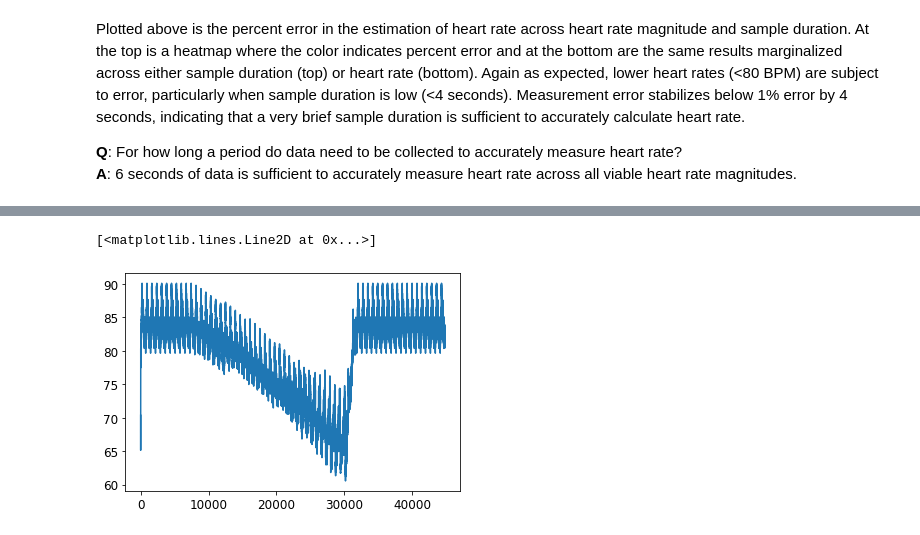
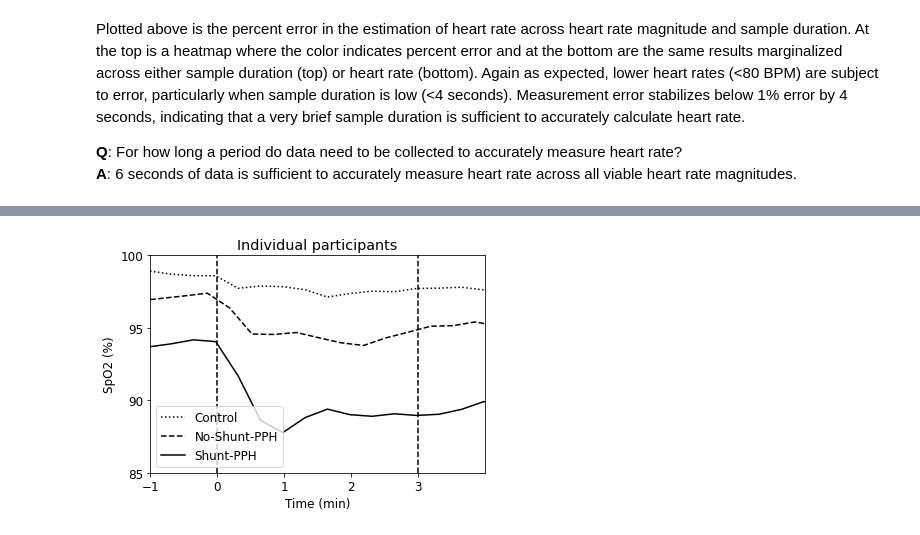
Before and after one commit to aarusso/OxiWear, a Jupyter notebook: demo.ipynb, the cells around one changed output, grey strips where cells are left out. Cells and saved outputs as stored; diff of their text form; code cells hidden in the pictures.

```diff
--- a/demo.ipynb
+++ b/demo.ipynb
@@ -261,8 +150,44 @@ plot_kernel(params, sampling_rate)
-# %%
-
-
-
-plt.plot(data_synth['spo2'])
-# %% [output]
-[<matplotlib.lines.Line2D at 0x...>]
-[figure, removed]
+# %%
+
+# plot 2: individual patients
+
+#  control individual
+params_ctrl_indi = dict()
+params_ctrl_indi['baseline_spo2'] = 98.5
+params_ctrl_indi['drop_time_sec'] = 10
+params_ctrl_indi['recover_time_sec'] = 20*60
+params_ctrl_indi['drop_frac'] = 0.95
+
+#  no-shunt-PPH
+params_pph_noshunt_indi = dict()
+params_pph_noshunt_indi['baseline_spo2'] = 97
+params_pph_noshunt_indi['drop_time_sec'] = 30
+params_pph_noshunt_indi['recover_time_sec'] = 20*60
+params_pph_noshunt_indi['drop_frac'] = 0.90
+
+#  shunt PPH case individual
+params_pph_indi = dict()
+params_pph_indi['baseline_spo2'] = 94
+params_pph_indi['drop_time_sec'] = 45
+params_pph_indi['recover_time_sec'] = 20*60
+params_pph_indi['drop_frac'] = 0.82
+
+plt.figure()
+plot_synth_spo2(data, tile_range, params_ctrl_indi,'k:', data_label = 'Control',plot_line = False)
+plot_synth_spo2(data, tile_range, params_pph_noshunt_indi,'k--', data_label = 'No-Shunt-PPH',plot_line = False)
+plot_synth_spo2(data, tile_range, params_pph_indi,'k', data_label = 'Shunt-PPH',plot_line = False)
+ax = plt.gca()
+ax.set_xlim(-1,4)
+ax.set_ylim(85,100)
+ax.set_yticks(np.arange(85,101,5))
+ax.set_xticks(np.arange(-1,4,1))
+# ax.set_xticklabels(np.arange(0,19,3))
+ax.axvline(color = 'k',linestyle = '--',x=0)
+ax.axvline(color = 'k',linestyle = '--',x=3)
+plt.xlabel('Time (min)')
+plt.ylabel('SpO2 (%)')
+plt.title('Individual participants')
+plt.legend()
+plt.show()
+# %% [output]
+[figure, added]
```
Also changed, not shown: parts of 16 cells of this notebook, 3 other files.
